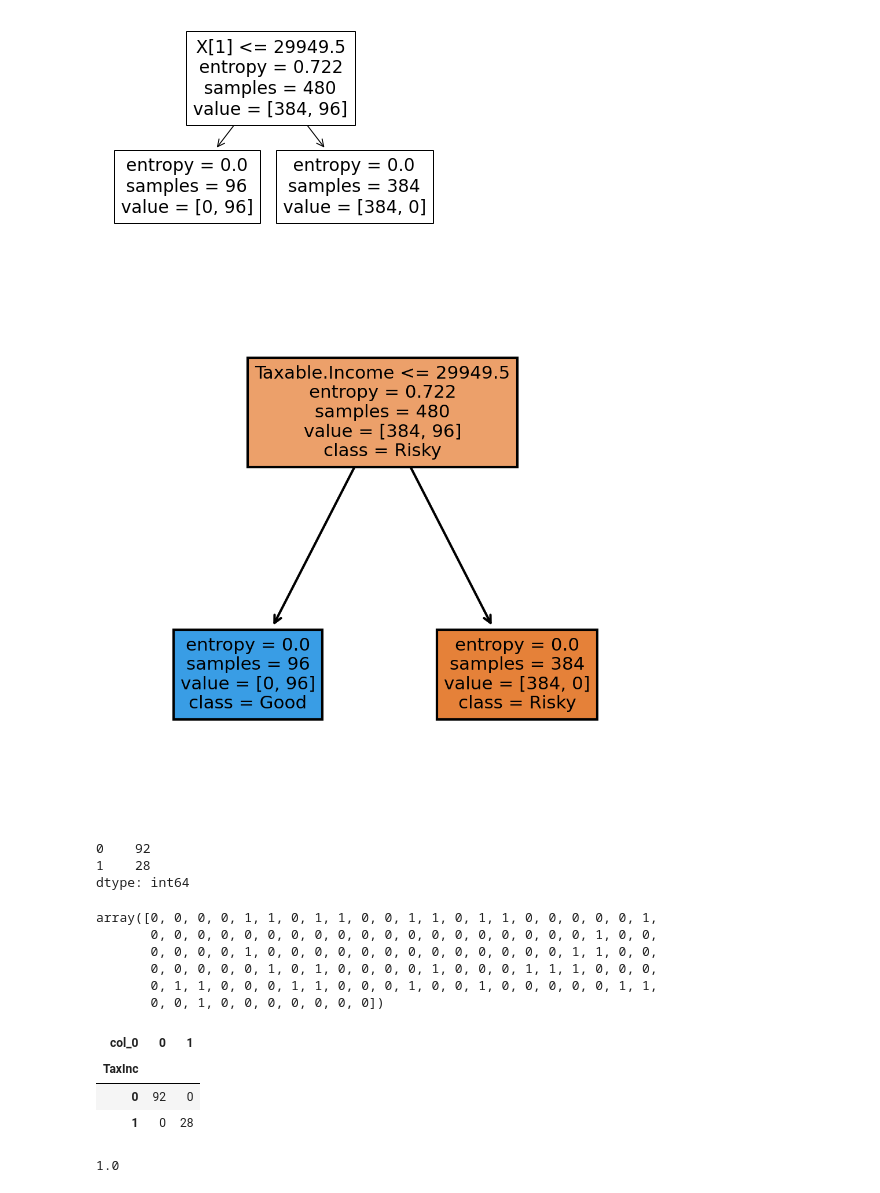
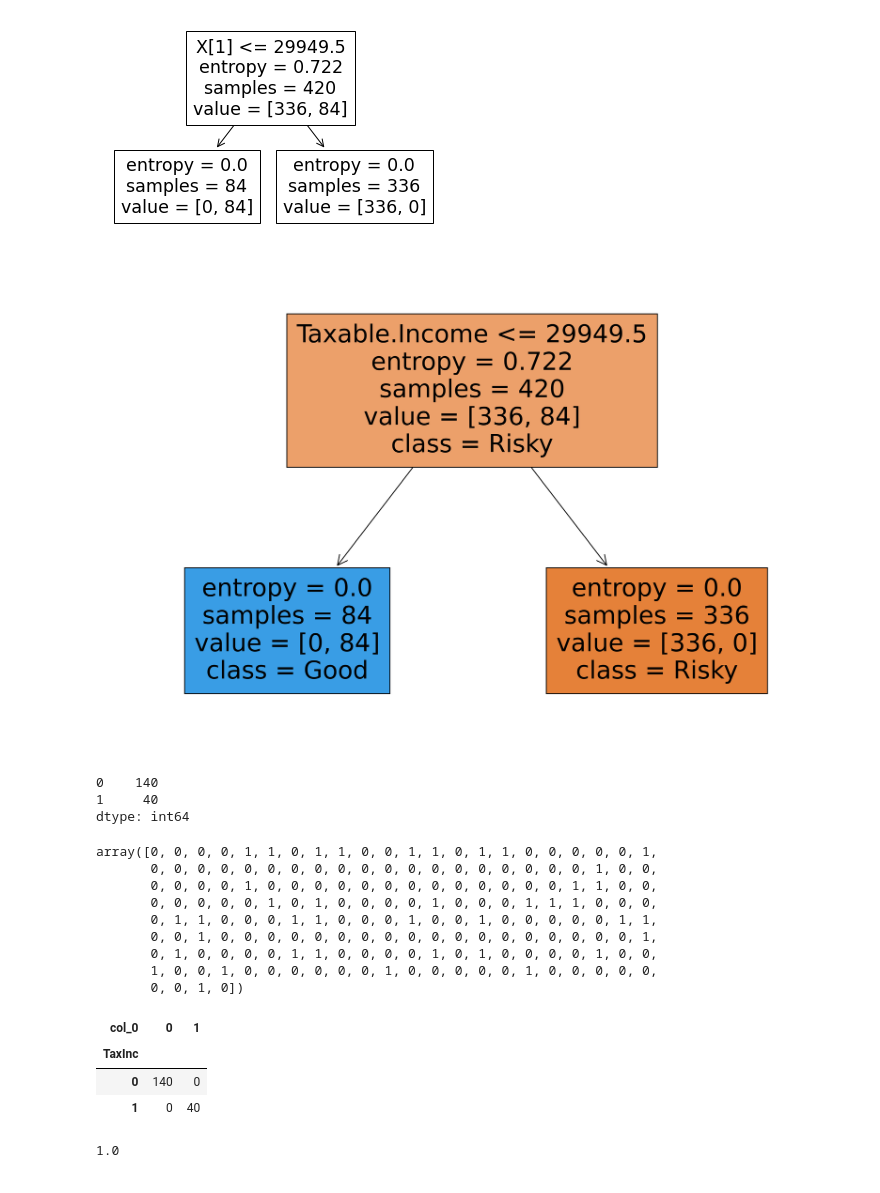
Before and after one commit to Bhavin52/Assignment, a Jupyter notebook: Decision_Tree_Q1.ipynb, the cells around one changed output. Saved outputs shown, nothing was run; the diff lists cells and outputs as text; code cells hidden in the pictures.

```diff
--- a/Decision_Tree_Q1.ipynb
+++ b/Decision_Tree_Q1.ipynb
@@ -101,7 +101,7 @@ colnames
  'TaxInc']
 # %%
 # Splitting data into training and testing data set
-x_train, x_test,y_train,y_test = train_test_split(x,y, test_size=0.2,random_state=40)
+x_train, x_test,y_train,y_test = train_test_split(x,y, test_size=0.3,random_state=40)
 # %% [markdown]
 Building Decision Tree Classifier using Entropy Criteria
 # %%
@@ -116,25 +116,25 @@ tree.plot_tree(model);
 # %%
 fn=['Marital.Status',
  'Taxable.Income',
  'City.Population',
  'Work.Experience',
  'Urban',
  'TaxInc']
 cn=["Risky", "Good"]
-fig, axes = plt.subplots(nrows = 1,ncols = 1,figsize = (4,4), dpi=300)
+fig, axes = plt.subplots(nrows = 1,ncols = 1,figsize = (15,10), dpi=300)
 tree.plot_tree(model,
                feature_names = fn,
                class_names=cn,
                filled = True);
 # %% [output]
-[figure, old version]
+[figure, new version]
 # %%
 #Predicting on test data
 preds = model.predict(x_test) # predicting on test data set
 pd.Series(preds).value_counts() # getting the count of each category
 # %% [output]
-0    92
-1    28
+0    140
+1     40
 dtype: int64
 # %%
 preds
@@ -144,14 +144,17 @@ array([0, 0, 0, 0, 1, 1, 0, 1, 1, 0, 0, 1, 1, 0, 1, 1, 0, 0, 0, 0, 0, 1,
        0, 0, 0, 0, 1, 0, 0, 0, 0, 0, 0, 0, 0, 0, 0, 0, 0, 0, 1, 1, 0, 0,
        0, 0, 0, 0, 0, 1, 0, 1, 0, 0, 0, 0, 1, 0, 0, 0, 1, 1, 1, 0, 0, 0,
        0, 1, 1, 0, 0, 0, 1, 1, 0, 0, 0, 1, 0, 0, 1, 0, 0, 0, 0, 0, 1, 1,
-       0, 0, 1, 0, 0, 0, 0, 0, 0, 0])
+       0, 0, 1, 0, 0, 0, 0, 0, 0, 0, 0, 0, 0, 0, 0, 0, 0, 0, 0, 0, 0, 1,
+       0, 1, 0, 0, 0, 0, 1, 1, 0, 0, 0, 0, 1, 0, 1, 0, 0, 0, 0, 1, 0, 0,
+       1, 0, 0, 1, 0, 0, 0, 0, 0, 0, 1, 0, 0, 0, 0, 0, 1, 0, 0, 0, 0, 0,
+       0, 0, 1, 0])
 # %%
 pd.crosstab(y_test,preds) # getting the 2 way table to understand the correct and wrong predictions
 # %% [output]
 | col_0 | 0 | 1 |
 | TaxInc |  |  |
-| 0 | 92 | 0 |
-| 1 | 0 | 28 |
+| 0 | 140 | 0 |
+| 1 | 0 | 40 |
 # %%
 # Accuracy
 np.mean(preds==y_test)
```
Also changed, not shown: parts of 3 cells of this notebook.
